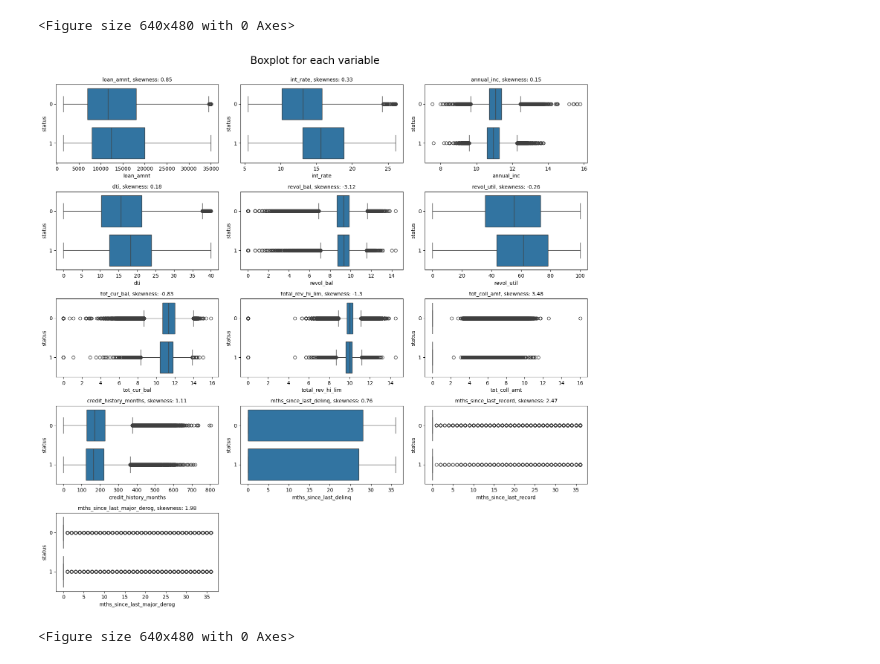
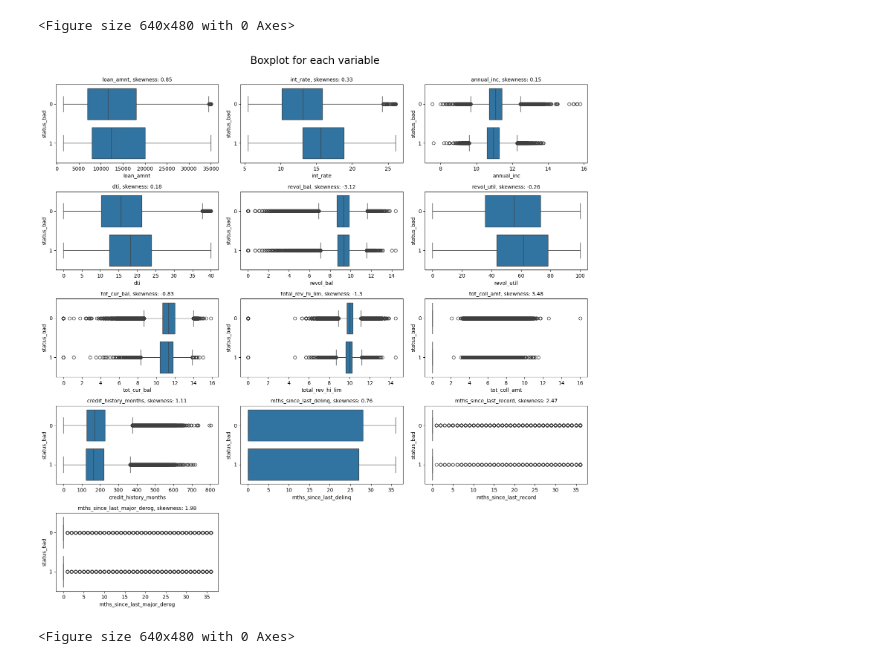
Before and after one commit to RevanzaIfannyA/lending-club-credit-risk-modeling, a Jupyter notebook: LC notebook.ipynb, the cells around one changed output. Saved outputs shown, nothing was run; the diff lists cells and outputs as text; code cells hidden in the pictures.

Commit message:
Finishing insight visualization

```diff
--- a/LC notebook.ipynb
+++ b/LC notebook.ipynb
@@ -363,7 +363,8 @@ df.loc[df["issue_d"]<df["earliest_cr_line"], ["issue_d", "earliest_cr_line"]].sh
 # %% [output]
 0
 # %%
-df.drop(columns = ["issue_d", "earliest_cr_line"], inplace = True)
+df.drop(columns = ["earliest_cr_line"], inplace = True)
+# issue_d also needed to drop for ML training, but we don't drop now as we need for EDA
 # %%
 df.head()
 # %% [output]
@@ -396,7 +397,34 @@ memory usage: 113.4+ MB
+# %%
+# Contoh list region
+West = ['CA', 'NV', 'UT', 'CO', 'WY', 'MT', 'ID', 'OR', 'WA', 'AK', 'HI']
+Southwest = ['AZ', 'NM', 'TX', 'OK']
+Midwest = ['ND', 'MN', 'SD', 'NE', 'KS', 'MO', 'IA', 'WI', 'IL', 'IN', 'OH', 'MI']
+Southeast = ['AR', 'LA', 'MS', 'AL', 'GA', 'TN', 'KY', 'NC', 'SC', 'WV', 'DC', 'VA', 'DE', 'FL']
+Northeast = ['PA', 'MD', 'NJ', 'NY', 'CT', 'RI', 'MA', 'NH', 'VT', 'ME']
+
+# Fungsi untuk mapping state ke region
+def map_state_to_region(state):
+    if state in West:
+        return 'West'
+    elif state in Southwest:
+        return 'Southwest'
+    elif state in Midwest:
+        return 'Midwest'
+    elif state in Southeast:
+        return 'Southeast'
+    elif state in Northeast:
+        return 'Northeast'
+    else:
+        return 'Other'  # jika ada state yang tidak masuk list
+
+# Terapkan mapping ke kolom addr_state
+df['region'] = df['addr_state'].apply(map_state_to_region)
 # %%
 df.duplicated().sum()
 # %% [output]
 np.int64(0)
+# %%
+df["years"] = df["issue_d"].dt.year
 # %%
 categorical_cols = df.select_dtypes(include=["object", "category", "bool"]).columns.tolist()
 continuous_cols = df.select_dtypes(include=["Int64", "float64"]).columns.tolist()
@@ -519,9 +553,9 @@ loan_status_mapping = {
     "Does not meet the credit policy. Status:Charged Off": 1,
 }
 # %%
-df["status"] = df["loan_status"].map(loan_status_mapping)
-df = df.dropna(subset=["status"])
-df["status"] = df["status"].astype("Int64")
+df["status_bad"] = df["loan_status"].map(loan_status_mapping)
+df = df.dropna(subset=["status_bad"])
+df["status_bad"] = df["status_bad"].astype("Int64")
 df = df.drop(columns=["loan_status"])
-df["status"].value_counts(normalize=True)
+df["status_bad"].value_counts(normalize=True)
 # %% [output]
@@ -945,8 +1892,8 @@ plt.tight_layout()
 [figure]
 <Figure size 640x480 with 0 Axes>
 # %%
-boxplots_visual(data=df,columns=hist_box_cols+box_only_cols, n_row = 5, n_col = 3, by = "status")
+boxplots_visual(data=df,columns=hist_box_cols+box_only_cols, n_row = 5, n_col = 3, by = "status_bad")
 plt.tight_layout()
 # %% [output]
-[figure, old version]
+[figure, new version]
 <Figure size 640x480 with 0 Axes>
```
Also changed, not shown: parts of 32 cells of this notebook.
